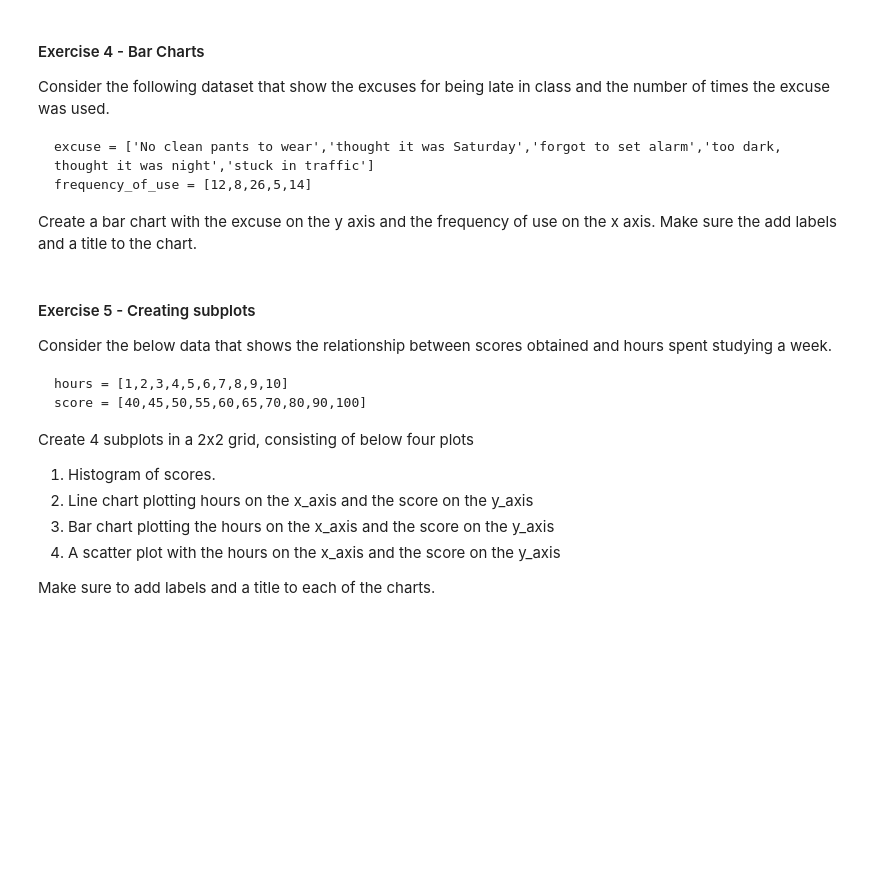
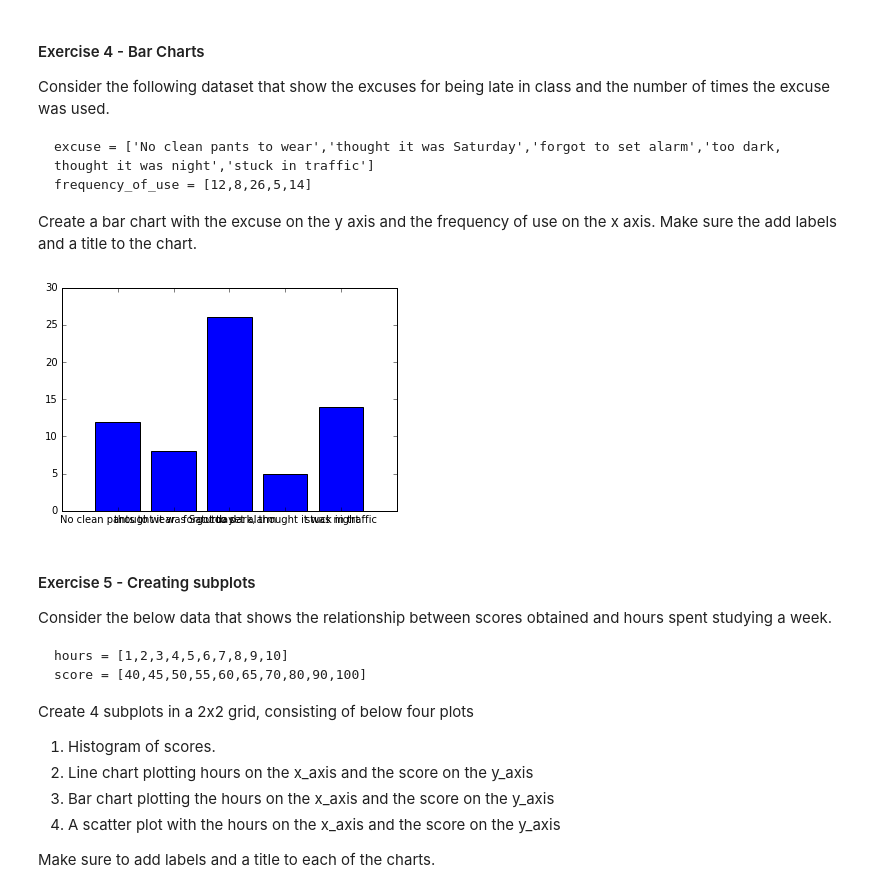
Before and after one commit to lavenderLatte/89926_py, a Jupyter notebook: homework/hw11.ipynb, the cells around one changed output. Saved outputs shown, nothing was run; the diff lists cells and outputs as text; code cells hidden in the pictures; blank space fills up the shorter version.

```diff
--- a/homework/hw11.ipynb
+++ b/homework/hw11.ipynb
@@ -119,3 +163,20 @@ Create a bar chart with the excuse on the y axis and the frequency of use on the
+# %%
+### YOUR CODE GOES BELOW
+excuse = ['No clean pants to wear','thought it was Saturday','forgot to set alarm','too dark, thought it was night','stuck in traffic']
+frequency_of_use = [12,8,26,5,14]
+
+category_len = range(len(excuse))
+plt.bar(category_len, frequency_of_use, align = 'center') # draw bars of freq in order
+# plt.bar(frequency_of_use, category_len)
+# plt.bar(category_len, frequency_of_use)
+
+plt.xticks(category_len, excuse) # mapping label name for each order from "excuse"
+
+plt.show()
+
+### END CODE
+# %% [output]
+[figure, added]
 # %% [markdown]
 #### Exercise 5 -  Creating subplots
 
```
Also changed, not shown: parts of 11 cells of this notebook.
